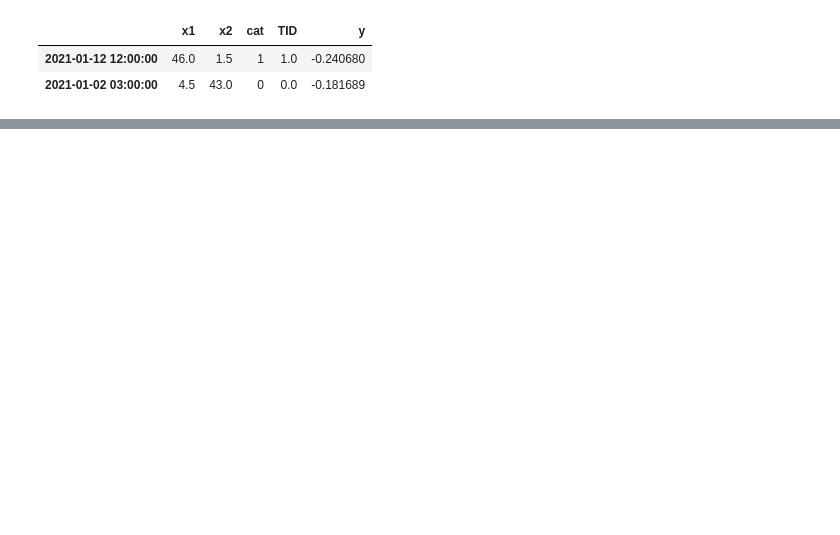
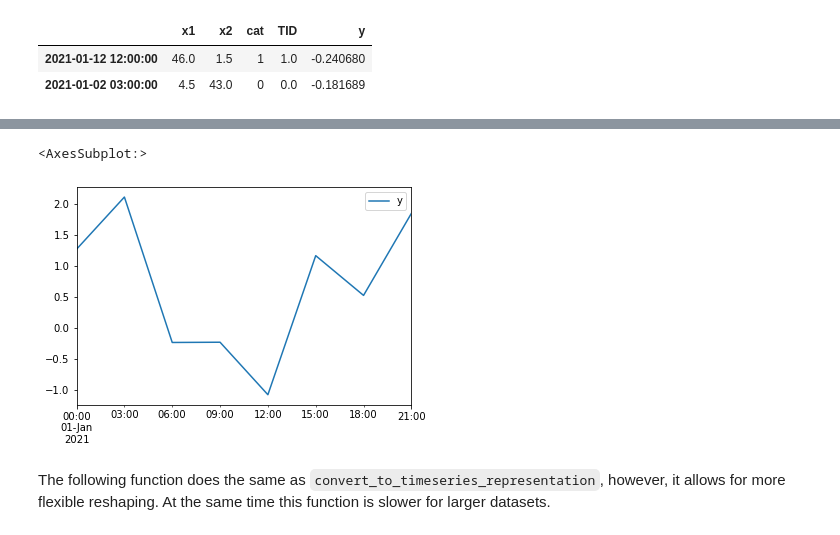
Before and after one commit to scribbler00/fastrenewables, a Jupyter notebook: nbs/05_timeseries.core.ipynb, the cells around one changed output, grey strips where cells are left out. Drawn from its saved outputs; the diff is of its cells as text; code cells hidden in the pictures; blank space fills up the shorter version.

```diff
--- a/nbs/05_timeseries.core.ipynb
+++ b/nbs/05_timeseries.core.ipynb
@@ -62,0 +65,3 @@ def get_test_tabular(cat_names="cat", target="y", y_block=RegressionBlock()):
+# %%
+df = get_test_df()
+df.sort_index().head(9)
@@ -118,9 +142,10 @@ def _correct_types(to, cats, conts, ys):
 # %%
-# export
-@typedispatch
+#export
 def convert_to_timeseries_representation(to:TabularRenewables, timeseries_length:int):
-    "Converts a tabular renewables to a timeseries representation of \
-    [n_samples, timeseries length, number features]."
+    """
+        Converts a tabular renewables to a timeseries representation of [n_samples, timeseries length, number features].
+        Return the index, categoricals, continous and targets of a `TabularRenewables` as reshaped timeseries representation as tensor.
+    """
     cats, conts, ys, index = [], [], [], []
     has_cats = len(to.cat_names) > 0
 
@@ -152,3 +185,9 @@ def convert_to_timeseries_representation(to:TabularRenewables, timeseries_length
+# %%
+# lets check for the first sample
+pd.DataFrame({"y": to_np(ys[0].ravel())},index=index[0].ravel()).plot()
+# %% [output]
+<AxesSubplot:>
+[figure, added]
 # %%
 #export
 #hide
@@ -201,4 +236,6 @@ def _reshape_dataframe_to_timeseries_representation_different_lengths(df:pd.Data
         )
 
     return indexes, cats, conts, ys
+# %% [markdown]
+The following function does the same as `convert_to_timeseries_representation`, however, it allows for more flexible reshaping. At the same time this function is slower for larger datasets.
 # %%
```
Also changed, not shown: parts of 38 cells of this notebook, 5 other files.
